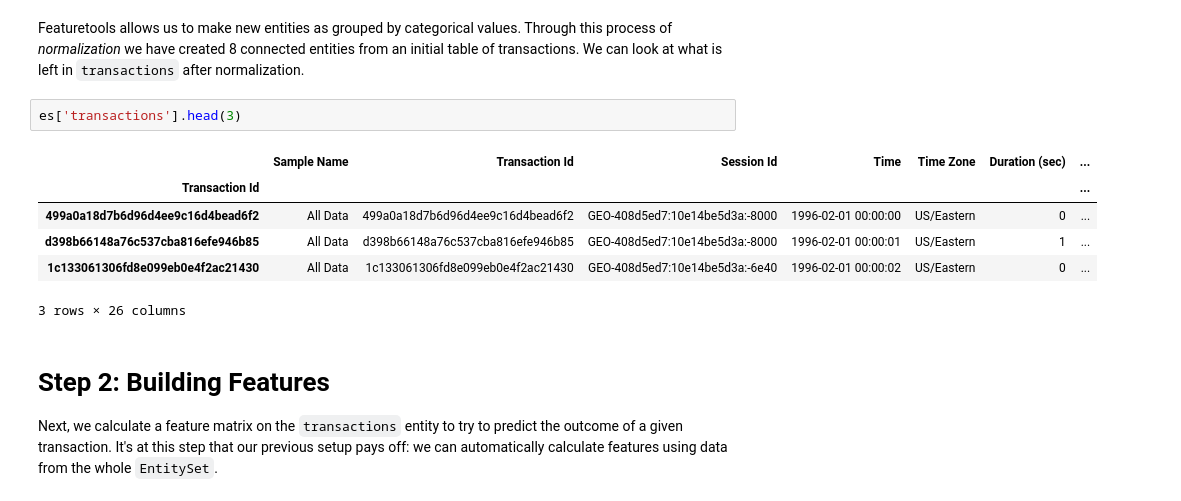
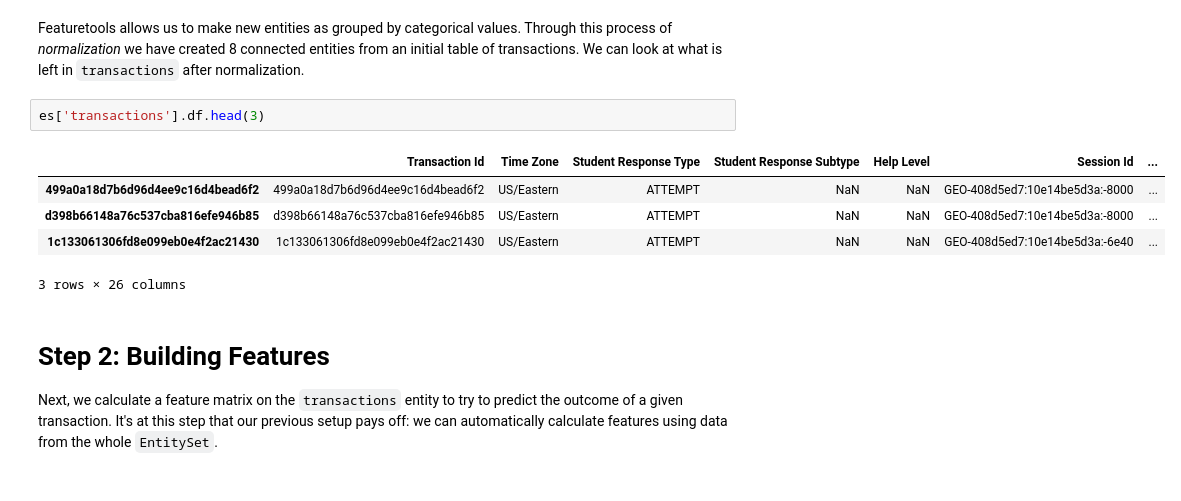
Before and after one commit to alteryx/predict-correct-answer, a Jupyter notebook: Demo - DataShop.ipynb, the cells around one changed output. Cells and saved outputs as stored; diff of their text form.

```diff
--- a/Demo - DataShop.ipynb
+++ b/Demo - DataShop.ipynb
@@ -70,13 +67,12 @@ es['students'].df.head(3)
 # %% [markdown]
 Featuretools allows us to make new entities as grouped by categorical values. Through this process of *normalization* we have created 8 connected entities from an initial table of transactions. We can look at what is left in `transactions` after normalization.
 # %%
-es['transactions'].head(3)
+es['transactions'].df.head(3)
 # %% [output]
-|  | Sample Name | Transaction Id | Session Id | Time | Time Zone | Duration (sec) | ... |
-| Transaction Id |  |  |  |  |  |  | ... |
-| 499a0a18d7b6d96d4ee9c16d4bead6f2 | All Data | 499a0a18d7b6d96d4ee9c16d4bead6f2 | GEO-408d5ed7:10e14be5d3a:-8000 | 1996-02-01 00:00:00 | US/Eastern | 0 | ... |
-| d398b66148a76c537cba816efe946b85 | All Data | d398b66148a76c537cba816efe946b85 | GEO-408d5ed7:10e14be5d3a:-8000 | 1996-02-01 00:00:01 | US/Eastern | 1 | ... |
-| 1c133061306fd8e099eb0e4f2ac21430 | All Data | 1c133061306fd8e099eb0e4f2ac21430 | GEO-408d5ed7:10e14be5d3a:-6e40 | 1996-02-01 00:00:02 | US/Eastern | 0 | ... |
+|  | Transaction Id | Time Zone | Student Response Type | Student Response Subtype | Help Level | Session Id | ... |
+| 499a0a18d7b6d96d4ee9c16d4bead6f2 | 499a0a18d7b6d96d4ee9c16d4bead6f2 | US/Eastern | ATTEMPT | NaN | NaN | GEO-408d5ed7:10e14be5d3a:-8000 | ... |
+| d398b66148a76c537cba816efe946b85 | d398b66148a76c537cba816efe946b85 | US/Eastern | ATTEMPT | NaN | NaN | GEO-408d5ed7:10e14be5d3a:-8000 | ... |
+| 1c133061306fd8e099eb0e4f2ac21430 | 1c133061306fd8e099eb0e4f2ac21430 | US/Eastern | ATTEMPT | NaN | NaN | GEO-408d5ed7:10e14be5d3a:-6e40 | ... |
 3 rows × 26 columns
 # %% [markdown]
 # Step 2: Building Features
```
Also changed, not shown: parts of 6 cells of this notebook, 1 other file.
